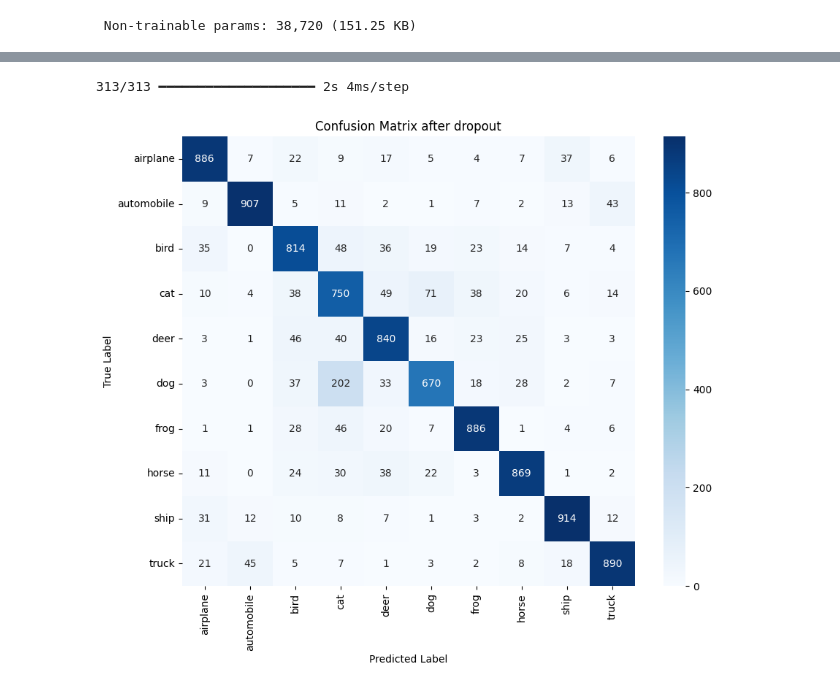
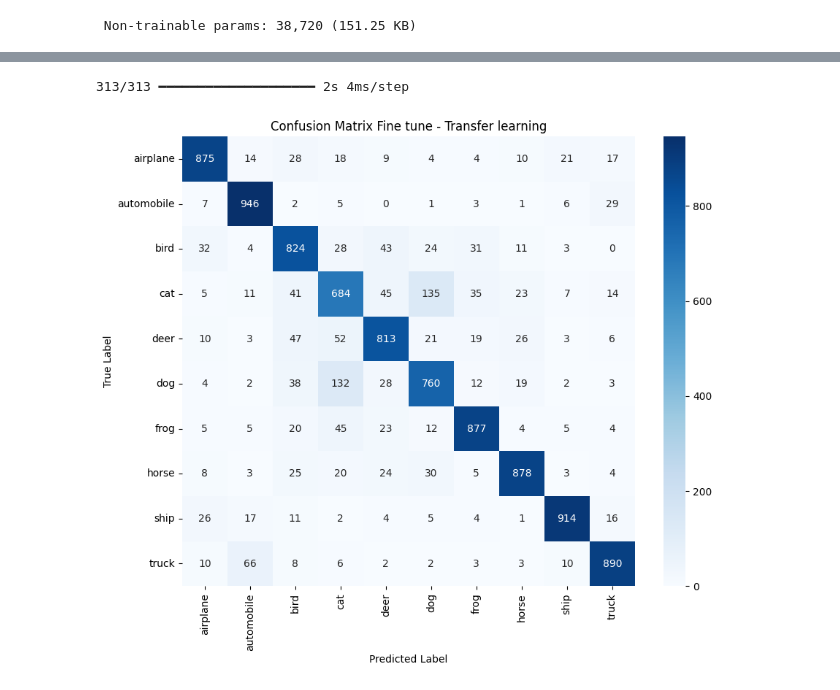
Before and after one commit to solvedbrunus/AB-Image-Classification, a Jupyter notebook: TransferLearning.ipynb, the cells around one changed output, grey strips where cells are left out. Saved outputs shown, nothing was run; the diff lists cells and outputs as text; code cells hidden in the pictures.

```diff
--- a/TransferLearning.ipynb
+++ b/TransferLearning.ipynb
@@ -335,28 +335,28 @@ print(train_accuracy)
 # %%
 # confusion matrix
 y_pred = model.predict(X_test)
 
 predictions = np.argmax(y_pred, axis=1)
 gt = np.argmax(y_test, axis=1)
 cm = confusion_matrix(gt, predictions)
 
 # Plot the confusion matrix
 plt.figure(figsize=(10, 8))
 sns.heatmap(
     cm,
     annot=True,
     fmt="d",
     cmap="Blues",
     xticklabels=class_names,
     yticklabels=class_names,
 )
-plt.title("Confusion Matrix after dropout")
+plt.title("Confusion Matrix Fine tune - Transfer learning")
 plt.xlabel("Predicted Label")
 plt.ylabel("True Label")
 plt.show()
 # %% [output]
 313/313 ━━━━━━━━━━━━━━━━━━━━ 2s 4ms/step
-[figure, old version]
+[figure, new version]
 # %%
 import matplotlib.pyplot as plt
 
```
Also changed, not shown: parts of 6 cells of this notebook.
